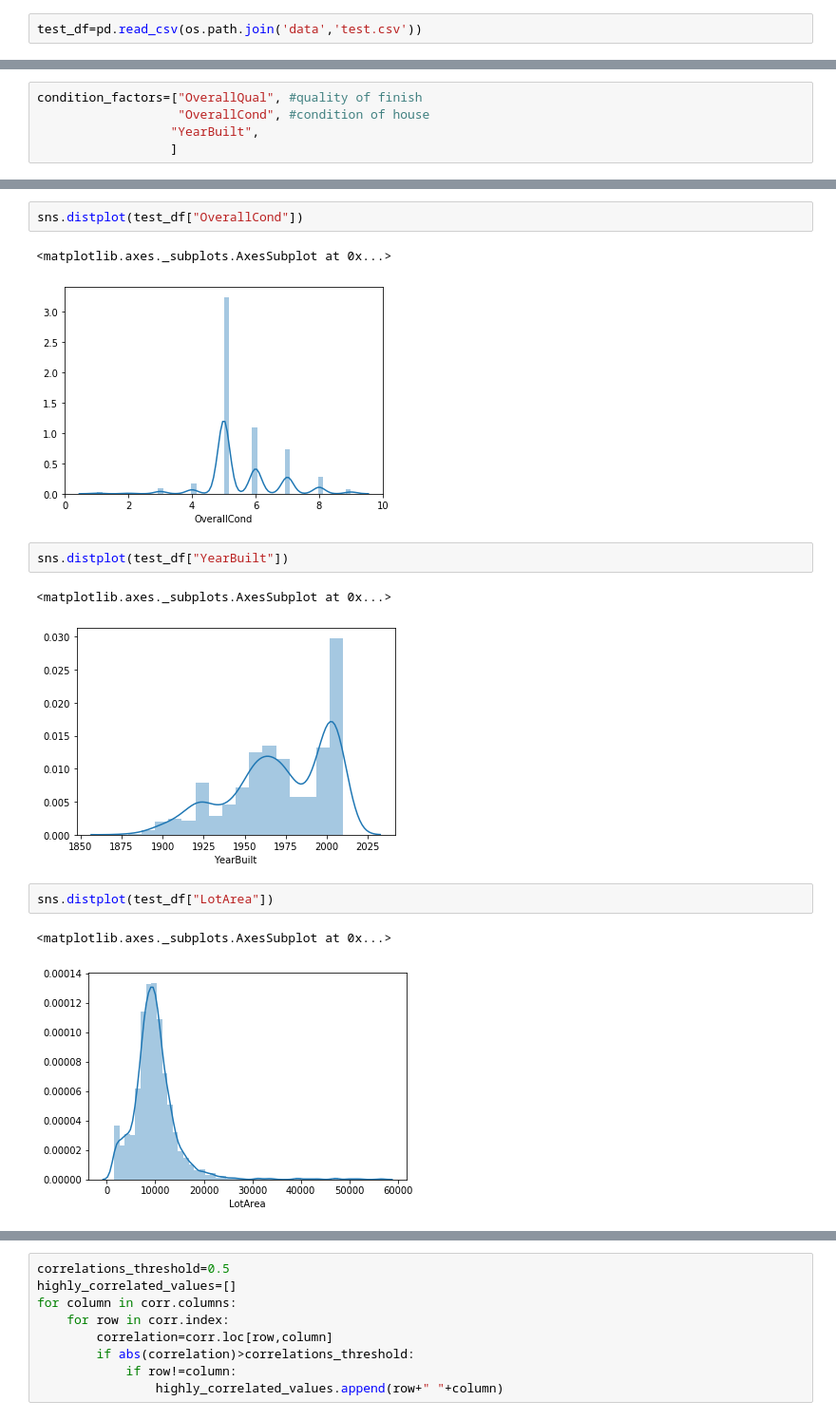
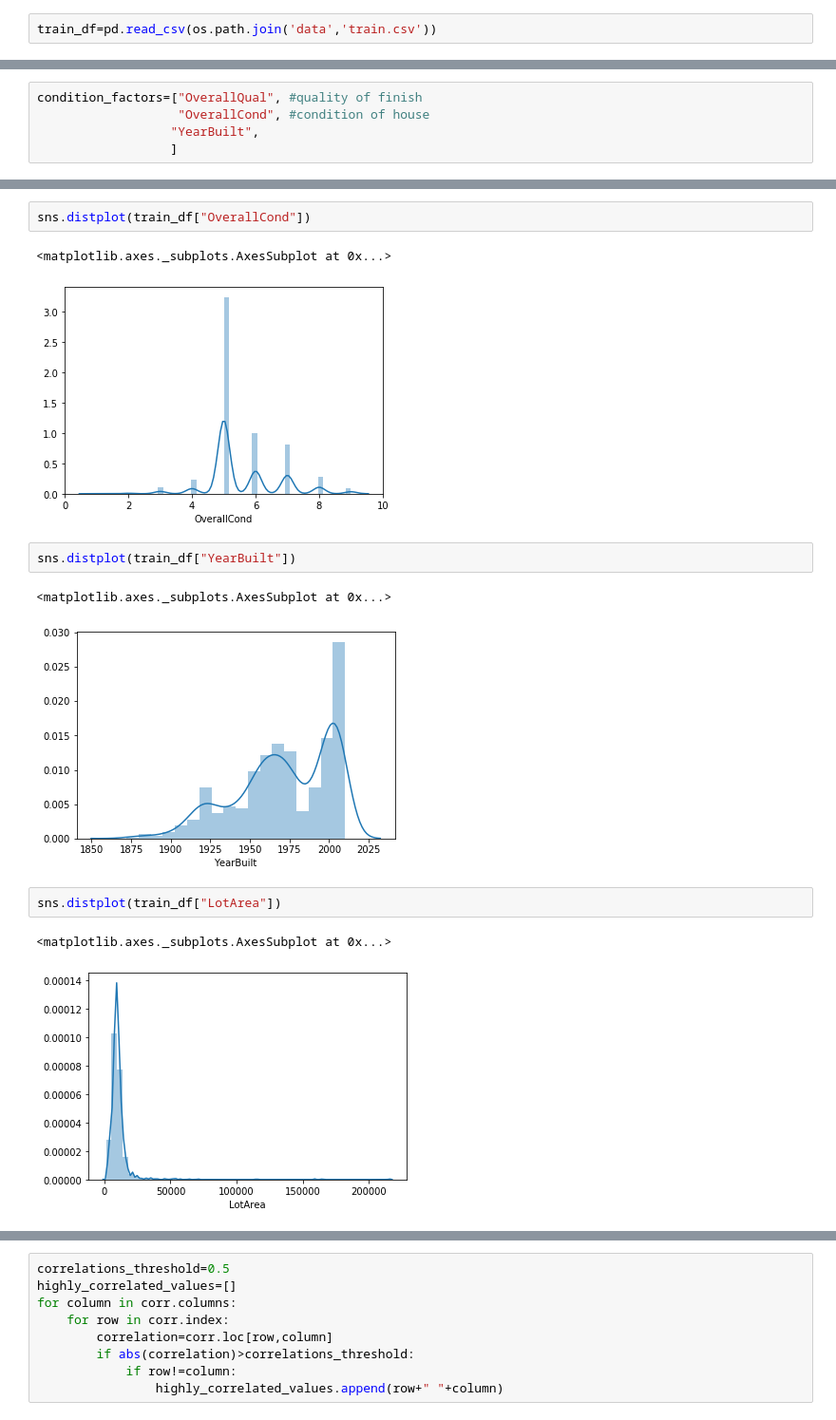
Before and after one commit to Max-Kloucek/kaggle_houseprices, a Jupyter notebook: exploring.ipynb, the cells around one changed output, grey strips where cells are left out. Shown at 95% size. Saved outputs shown, nothing was run; the diff lists cells and outputs as text.

```diff
--- a/exploring.ipynb
+++ b/exploring.ipynb
@@ -3,5 +3,5 @@ import pandas as pd
 import os
 import seaborn as sns
 # %%
-test_df=pd.read_csv(os.path.join('data','test.csv'))
+train_df=pd.read_csv(os.path.join('data','train.csv'))
 # %%
@@ -67,16 +59,16 @@ sns.distplot(test_df["OverallQual"])
 # %%
-sns.distplot(test_df["OverallCond"])
+sns.distplot(train_df["OverallCond"])
 # %% [output]
 <matplotlib.axes._subplots.AxesSubplot at 0x...>
-[figure, old version]
+[figure, new version]
 # %%
-sns.distplot(test_df["YearBuilt"])
+sns.distplot(train_df["YearBuilt"])
 # %% [output]
 <matplotlib.axes._subplots.AxesSubplot at 0x...>
-[figure, old version]
+[figure, new version]
 # %%
-sns.distplot(test_df["LotArea"])
+sns.distplot(train_df["LotArea"])
 # %% [output]
 <matplotlib.axes._subplots.AxesSubplot at 0x...>
-[figure, old version]
+[figure, new version]
 # %%
```
Also changed, not shown: parts of 15 cells of this notebook.
